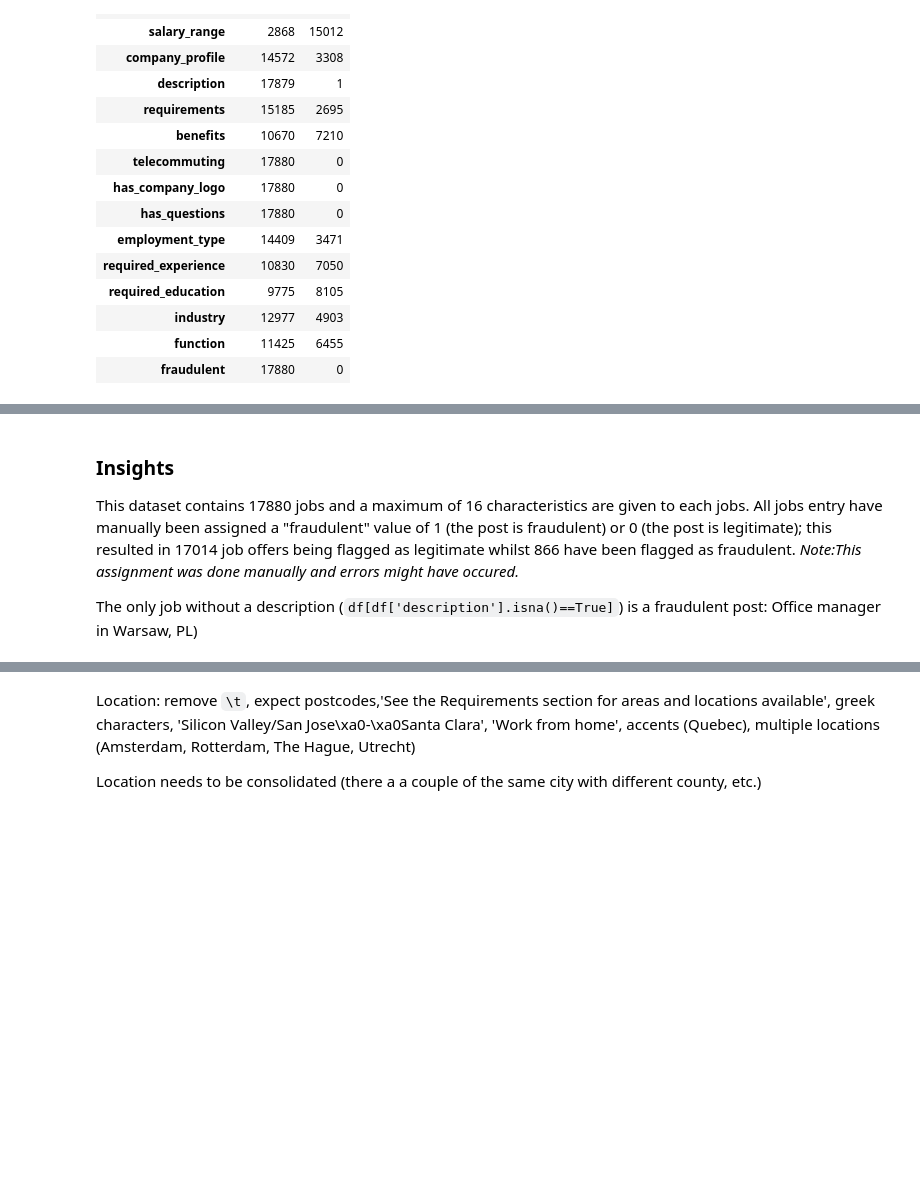
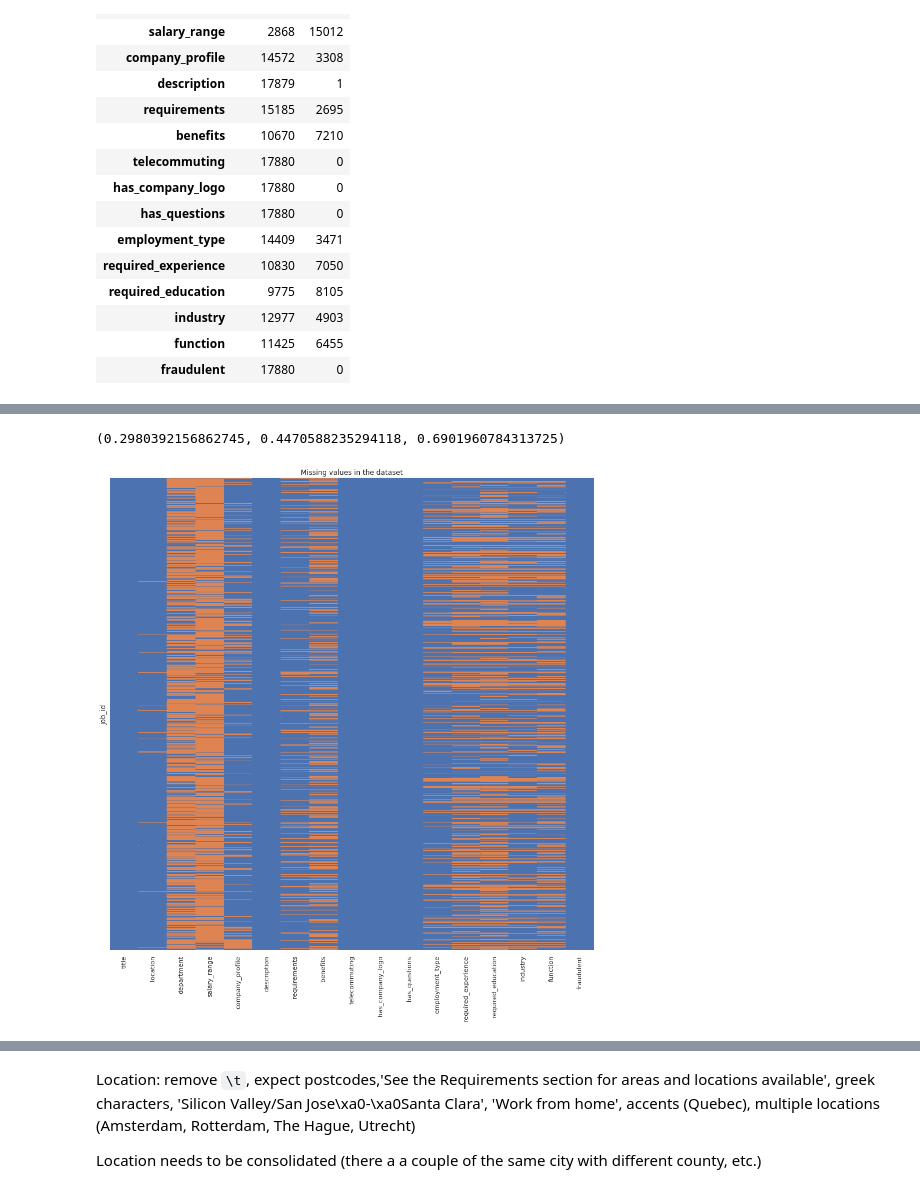
Before and after one commit to aghilissen/FakeJobDetection, a Jupyter notebook: EDA.ipynb, the cells around one changed output, grey strips where cells are left out. Saved outputs shown, nothing was run; the diff lists cells and outputs as text; code cells hidden in the pictures; blank space fills up the shorter version.

Commit message:
more graphs in the EDA

```diff
--- a/EDA.ipynb
+++ b/EDA.ipynb
@@ -4,7 +4,7 @@
 import matplotlib.pyplot as plt
 import pandas as pd
 import seaborn as sns
-sns.set(rc={'figure.figsize':(30,30)})
+sns.set(rc={'figure.figsize':(15,15)})
 %reload_ext autoreload
 %autoreload 2
 # %%
@@ -100,7 +103,9 @@ df[df['department'].isna()==True]
-# %% [markdown]
-### Insights
-This dataset contains 17880 jobs and a maximum of 16 characteristics are given to each jobs.
-All jobs entry have manually been assigned a "fraudulent" value of 1 (the post is fraudulent) or 0 (the post is legitimate); this resulted in 17014 job offers being flagged as legitimate whilst 866 have been flagged as fraudulent.
-_Note:This assignment was done manually and errors might have occured._
-
-The only job without a description (`df[df['description'].isna()==True]`) is a fraudulent post: Office manager in Warsaw, PL)
+# %%
+sns.color_palette()[0]
+# %% [output]
+(0.2980392156862745, 0.4470588235294118, 0.6901960784313725)
+# %%
+sns.heatmap(df.isnull(), yticklabels=False, cbar=False, cmap=[sns.color_palette()[0],sns.color_palette()[1]]);
+plt.title('Missing values in the dataset');
+# %% [output]
+[figure, added]
```
Also changed, not shown: parts of 39 cells of this notebook, 1 other file.
